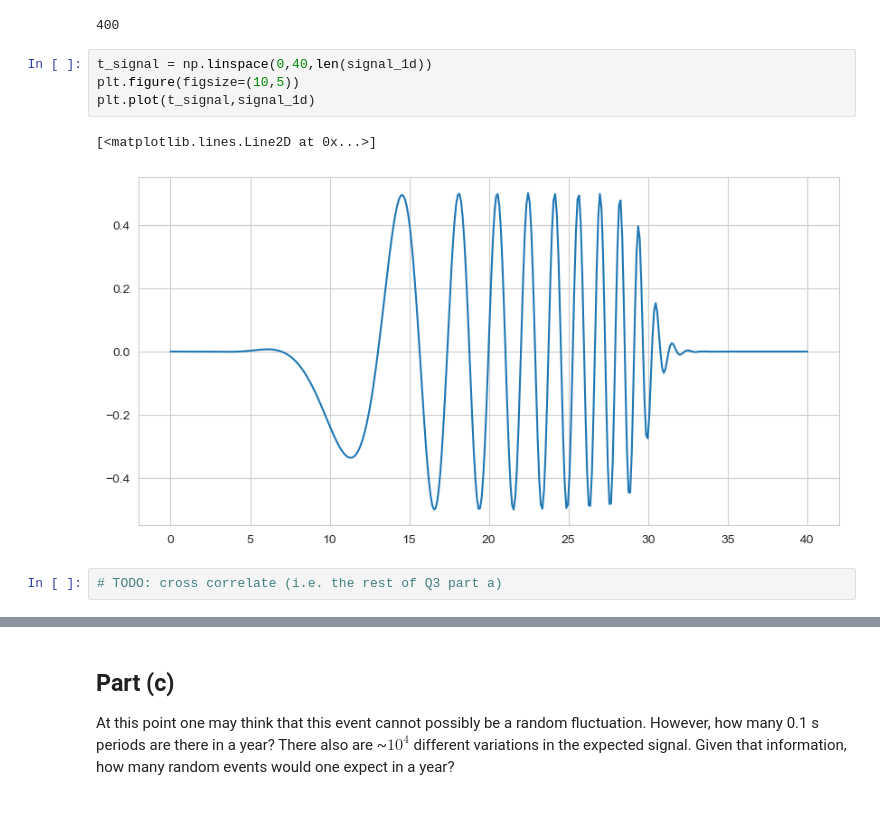
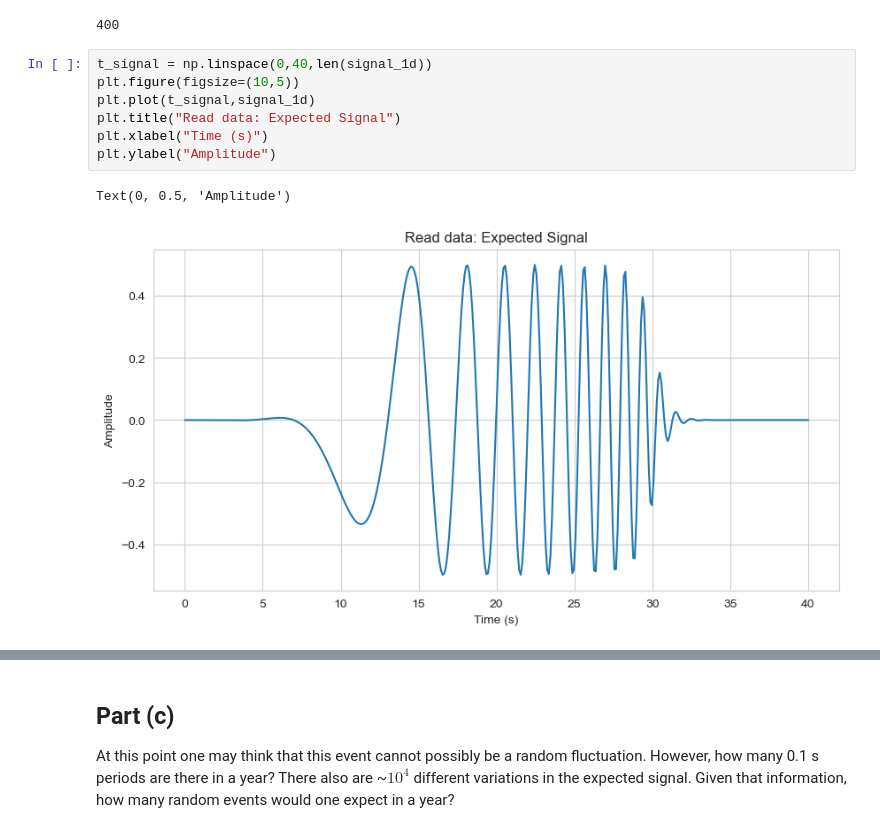
Before and after one commit to Rokkaan5/Code-Reference-Notebook, a Jupyter notebook: CU-Boulder/AstroPhys/HW/hw5/hw5.ipynb, the cells around one changed output, grey strips where cells are left out. Saved outputs shown, nothing was run; the diff lists cells and outputs as text.

```diff
--- a/CU-Boulder/AstroPhys/HW/hw5/hw5.ipynb
+++ b/CU-Boulder/AstroPhys/HW/hw5/hw5.ipynb
@@ -114,9 +119,10 @@ print(len(signal_1d))
 # %%
 t_signal = np.linspace(0,40,len(signal_1d))
 plt.figure(figsize=(10,5))
 plt.plot(t_signal,signal_1d)
+plt.title("Read data: Expected Signal")
+plt.xlabel("Time (s)")
+plt.ylabel("Amplitude")
 # %% [output]
-[<matplotlib.lines.Line2D at 0x...>]
+Text(0, 0.5, 'Amplitude')
-[figure, old version]
+[figure, new version]
-# %%
-# TODO: cross correlate (i.e. the rest of Q3 part a)
```
Also changed, not shown: parts of 13 cells of this notebook, 6 other files.
